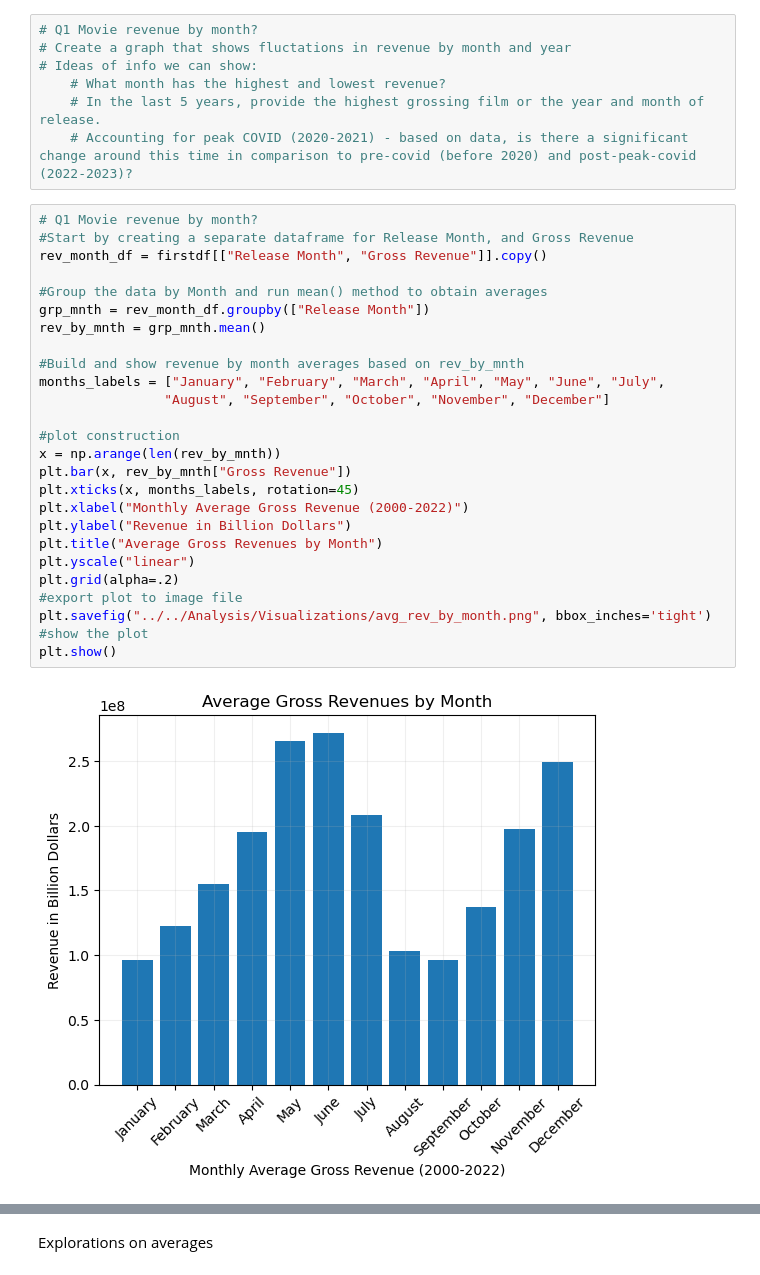
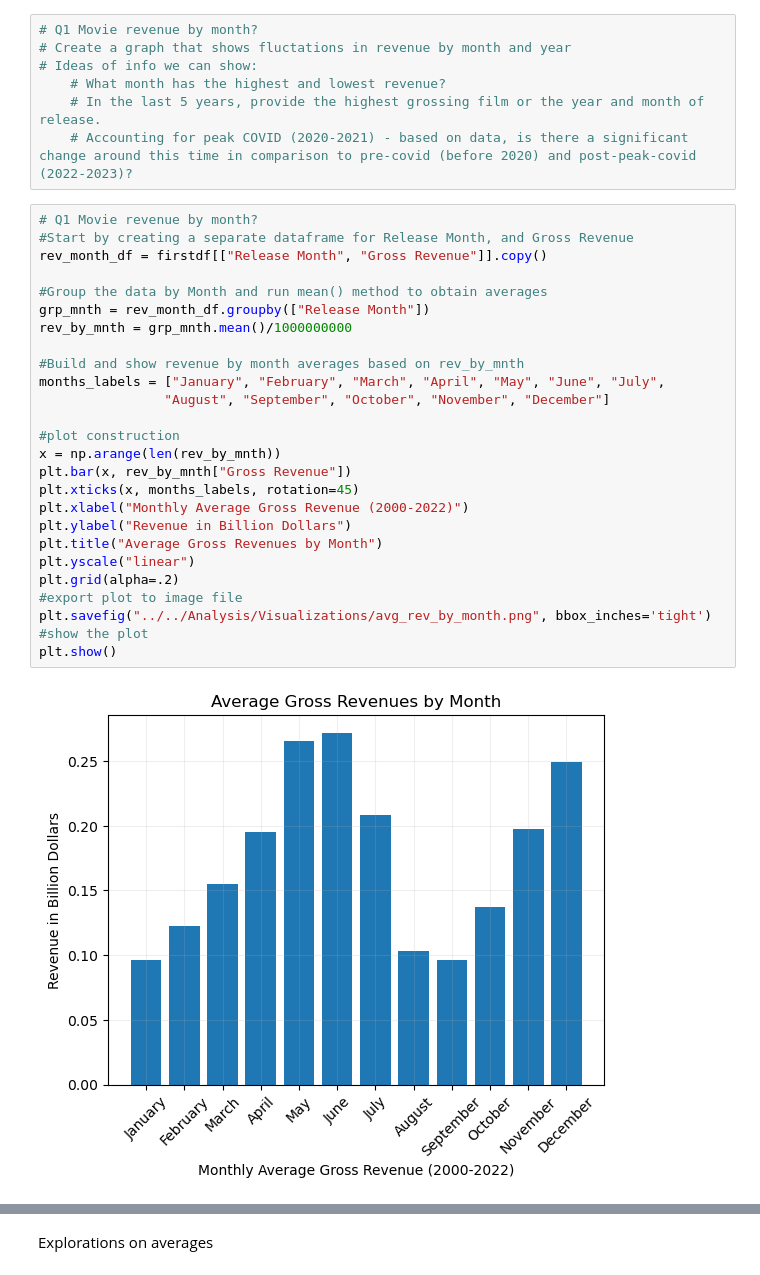
Before and after one commit to calirave/project1, a Jupyter notebook: Data Manipulation/Data Cleaning and Manipulation/Batch 1.ipynb, the cells around one changed output, grey strips where cells are left out. Drawn from its saved outputs; the diff is of its cells as text.

```diff
--- a/Data Manipulation/Data Cleaning and Manipulation/Batch 1.ipynb
+++ b/Data Manipulation/Data Cleaning and Manipulation/Batch 1.ipynb
@@ -49,28 +49,28 @@ dtype: object
 # %%
 # Q1 Movie revenue by month?
 #Start by creating a separate dataframe for Release Month, and Gross Revenue
 rev_month_df = firstdf[["Release Month", "Gross Revenue"]].copy()
 
 #Group the data by Month and run mean() method to obtain averages
 grp_mnth = rev_month_df.groupby(["Release Month"])
-rev_by_mnth = grp_mnth.mean()
+rev_by_mnth = grp_mnth.mean()/1000000000
 
 #Build and show revenue by month averages based on rev_by_mnth
 months_labels = ["January", "February", "March", "April", "May", "June", "July",
                 "August", "September", "October", "November", "December"]
 
 #plot construction
 x = np.arange(len(rev_by_mnth))
 plt.bar(x, rev_by_mnth["Gross Revenue"])
 plt.xticks(x, months_labels, rotation=45)
 plt.xlabel("Monthly Average Gross Revenue (2000-2022)")
 plt.ylabel("Revenue in Billion Dollars")
 plt.title("Average Gross Revenues by Month")
 plt.yscale("linear")
 plt.grid(alpha=.2)
 #export plot to image file
 plt.savefig("../../Analysis/Visualizations/avg_rev_by_month.png", bbox_inches='tight')
 #show the plot
 plt.show()
 # %% [output]
-[figure, old version]
+[figure, new version]
```
Also changed, not shown: parts of 4 cells of this notebook, 2 other files.
